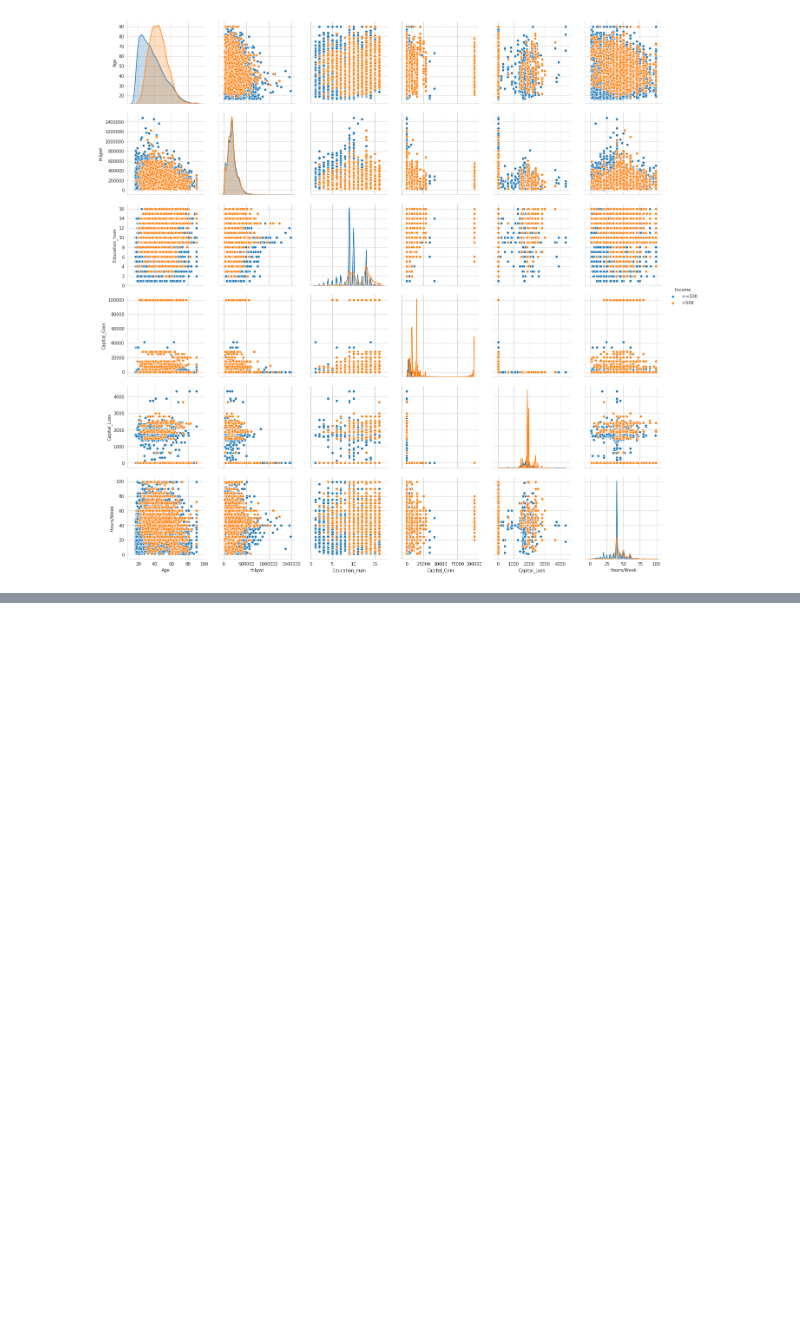
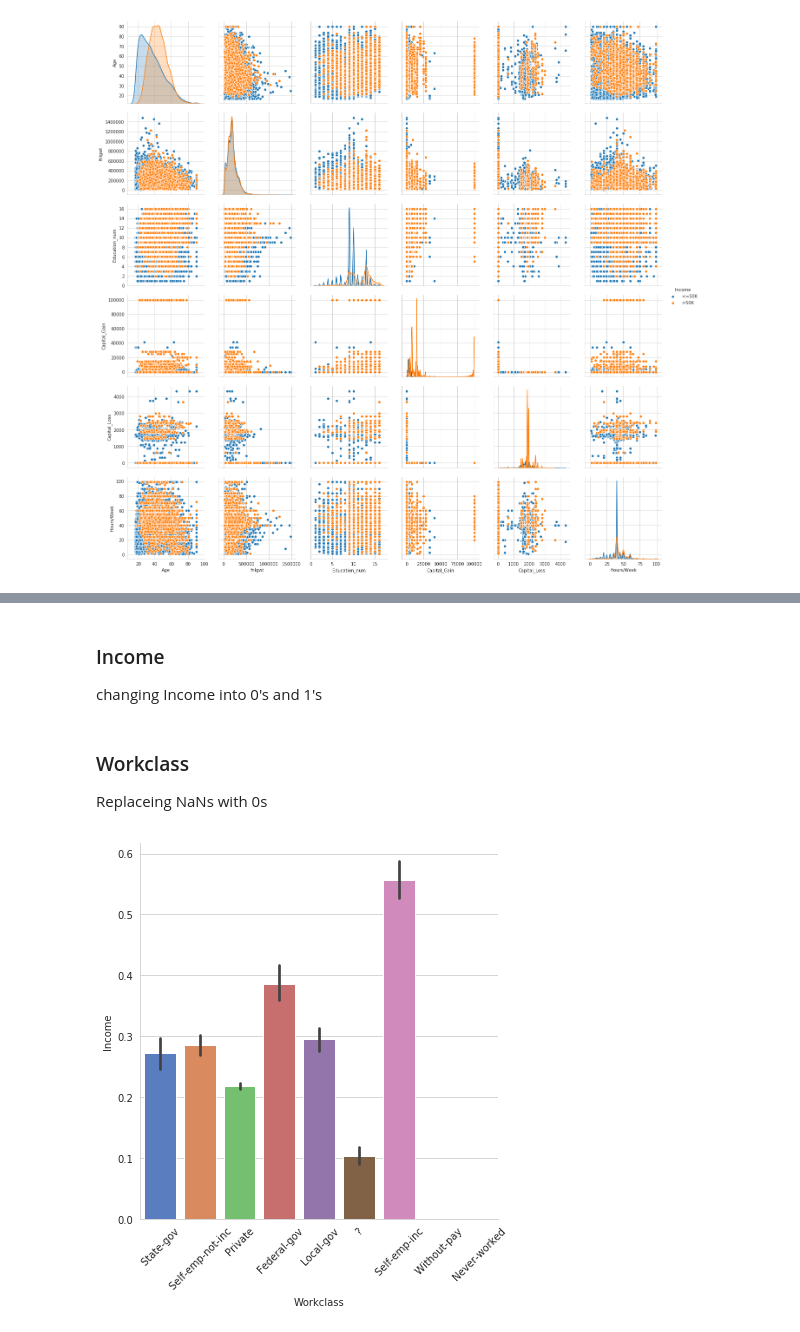
Before and after one commit to tejakummarikuntla/imaginea_assign, a Jupyter notebook: 02_EDA/EDA_Salary_Prediction[US_Census].ipynb, the cells around one changed output, grey strips where cells are left out. Cells and saved outputs as stored; diff of their text form; code cells hidden in the pictures; blank space fills up the shorter version.

```diff
--- a/02_EDA/EDA_Salary_Prediction[US_Census].ipynb
+++ b/02_EDA/EDA_Salary_Prediction[US_Census].ipynb
@@ -284,0 +298,21 @@ KeyError: "None of [Index([AxesSubplot(0.125,0.71587;0.352273x0.16413), AxesSubp
+# %%
+train_df = pd.read_csv("/home/tejakummarikuntla/Dev/EDA/Salary_Prediction/us-census-data/adult-training-copy1.csv",
+                      names=columns)
+# Repalcing '?' to nan
+#train_df.replace(' ?', np.nan, inplace=True)
+# %% [markdown]
+### Income
+changing Income into 0's and 1's
+# %%
+train_df['Income'] = train['Income'].apply(lambda x: 1 if x==' >50K' else 0)
+# %% [markdown]
+### Workclass
+Replaceing NaNs with 0s
+# %%
+train_df['Workclass'].fillna(' 0', inplace=True)
+# %%
+sns.factorplot(x="Workclass", y="Income", data=train_df, kind="bar", size = 6,
+palette = "muted")
+plt.xticks(rotation=45);
+# %% [output]
+[figure, added]
```
Also changed, not shown: parts of 21 cells of this notebook.
